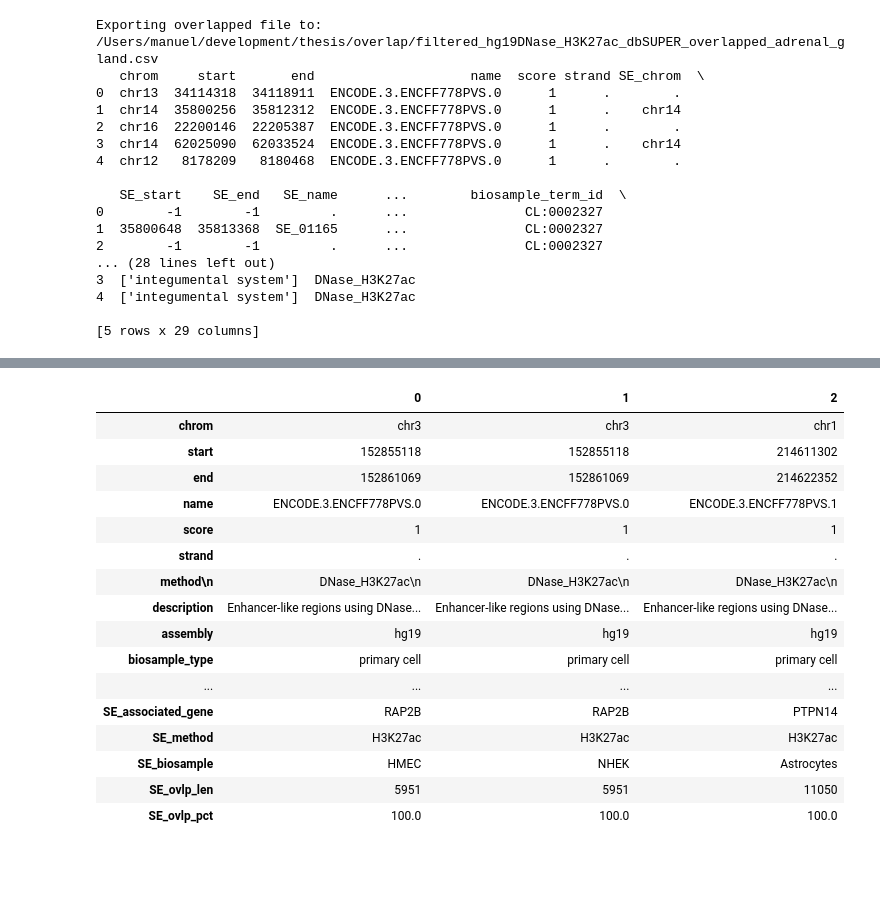
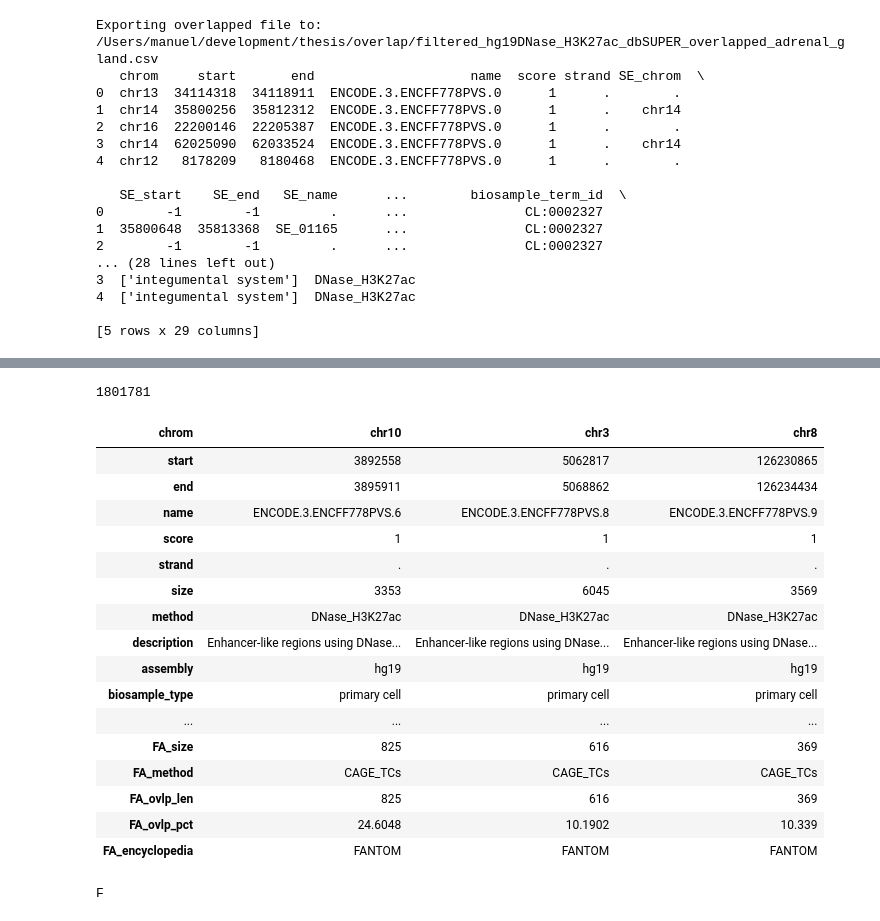
Before and after one commit to mvanzetti/thesis, a Jupyter notebook: notebooks/Encode overlapper analysis.ipynb, the cells around one changed output, grey strips where cells are left out. Cells and saved outputs as stored; diff of their text form; code cells hidden in the pictures; blank space fills up the shorter version.

```diff
--- a/notebooks/Encode overlapper analysis.ipynb
+++ b/notebooks/Encode overlapper analysis.ipynb
@@ -256,20 +240,35 @@ df = df[['chrom', 'start','end', 'name','score','strand', 'method\n',
-# %%
-df.T
-# %% [output]
-|  | 0 | 1 | 2 |
-| chrom | chr3 | chr3 | chr1 |
-| start | 152855118 | 152855118 | 214611302 |
-| end | 152861069 | 152861069 | 214622352 |
-| name | ENCODE.3.ENCFF778PVS.0 | ENCODE.3.ENCFF778PVS.0 | ENCODE.3.ENCFF778PVS.1 |
-| score | 1 | 1 | 1 |
-| strand | . | . | . |
-| method\n | DNase_H3K27ac\n | DNase_H3K27ac\n | DNase_H3K27ac\n |
-| description | Enhancer-like regions using DNase... | Enhancer-like regions using DNase... | Enhancer-like regions using DNase... |
-| assembly | hg19 | hg19 | hg19 |
-| biosample_type | primary cell | primary cell | primary cell |
-| ... | ... | ... | ... |
-| SE_associated_gene | RAP2B | RAP2B | PTPN14 |
-| SE_method | H3K27ac | H3K27ac | H3K27ac |
-| SE_biosample | HMEC | NHEK | Astrocytes |
-| SE_ovlp_len | 5951 | 5951 | 11050 |
-| SE_ovlp_pct | 100.0 | 100.0 | 100.0 |
+# %%
+encode_fantom_df = pd.DataFrame.from_csv('/Users/manuel/development/thesis/overlap/filtered_hg19DNase_H3K27ac_FANTOM_overlapped.csv', sep="\t")
+
+print(len(encode_fantom_df))
+# %% [output]
+1801781
+# %%
+encode_fantom_df.query("FA_name != '.'")[0:3].T
+# %% [output]
+| chrom | chr10 | chr3 | chr8 |
+| start | 3892558 | 5062817 | 126230865 |
+| end | 3895911 | 5068862 | 126234434 |
+| name | ENCODE.3.ENCFF778PVS.6 | ENCODE.3.ENCFF778PVS.8 | ENCODE.3.ENCFF778PVS.9 |
+| score | 1 | 1 | 1 |
+| strand | . | . | . |
+| size | 3353 | 6045 | 3569 |
+| method | DNase_H3K27ac | DNase_H3K27ac | DNase_H3K27ac |
+| description | Enhancer-like regions using DNase... | Enhancer-like regions using DNase... | Enhancer-like regions using DNase... |
+| assembly | hg19 | hg19 | hg19 |
+| biosample_type | primary cell | primary cell | primary cell |
+| ... | ... | ... | ... |
+| FA_size | 825 | 616 | 369 |
+| FA_method | CAGE_TCs | CAGE_TCs | CAGE_TCs |
+| FA_ovlp_len | 825 | 616 | 369 |
+| FA_ovlp_pct | 24.6048 | 10.1902 | 10.339 |
+| FA_encyclopedia | FANTOM | FANTOM | FANTOM |
+# %%
+prefix = None
+
+if prefix:
+     print('true')
+else:
+     print('F')
+# %% [output]
+F
```
Also changed, not shown: parts of 3 cells of this notebook, 6 other files.
